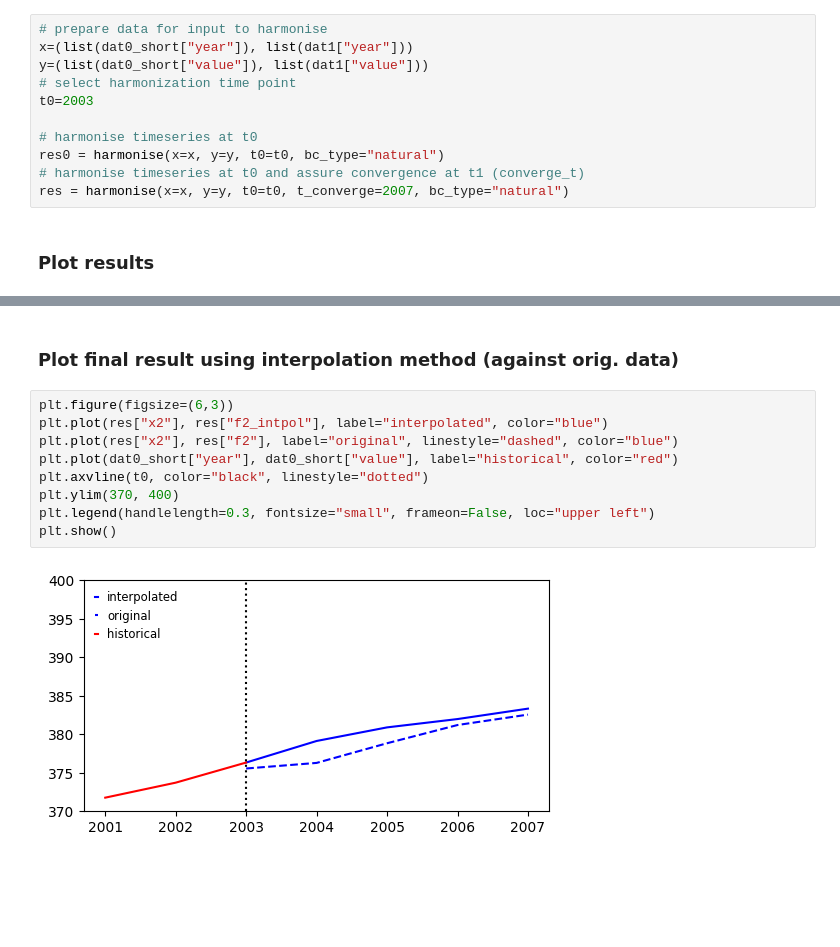
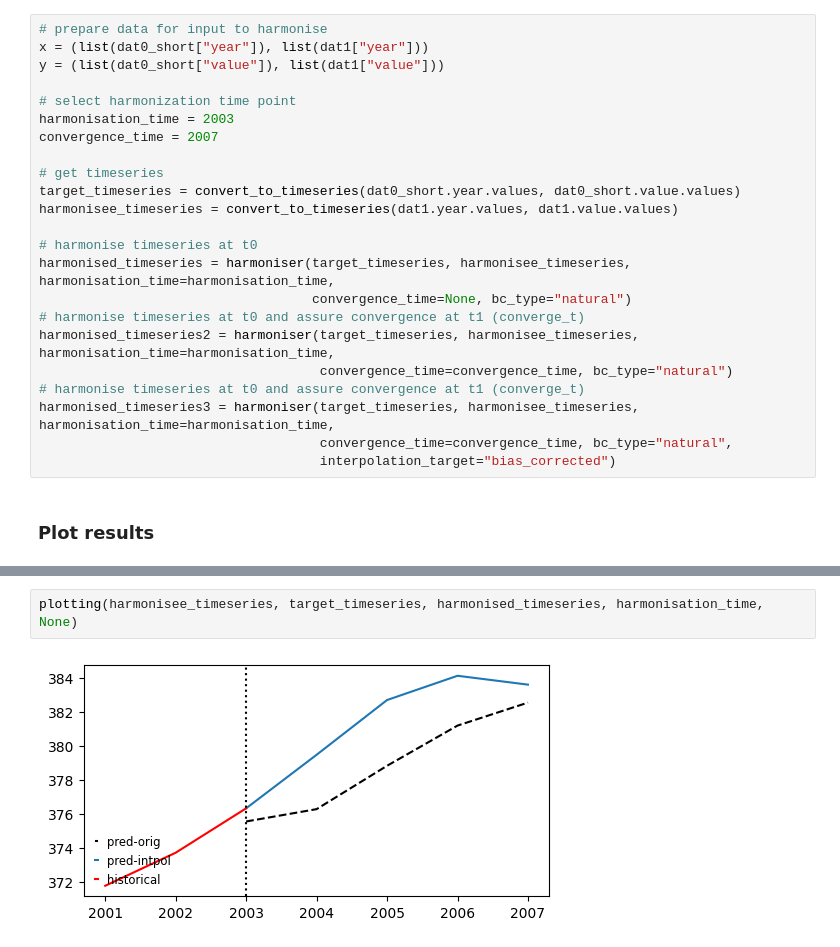
Before and after one commit to climate-resource/gradient-aware-harmonisation, a Jupyter notebook: docs/tutorials/tutorial.ipynb, the cells around one changed output, grey strips where cells are left out. Drawn from its saved outputs; the diff is of its cells as text; blank space fills up the shorter version.

```diff
--- a/docs/tutorials/tutorial.ipynb
+++ b/docs/tutorials/tutorial.ipynb
@@ -60,14 +49,26 @@ dat0_short = dat0[(dat0["year"]<=2003) & (dat0["year"]>2000)]
 ### Preprocess data and run `harmonise`
 # %%
 # prepare data for input to harmonise
-x=(list(dat0_short["year"]), list(dat1["year"]))
-y=(list(dat0_short["value"]), list(dat1["value"]))
+x = (list(dat0_short["year"]), list(dat1["year"]))
+y = (list(dat0_short["value"]), list(dat1["value"]))
+
 # select harmonization time point
-t0=2003
+harmonisation_time = 2003
+convergence_time = 2007
+
+# get timeseries
+target_timeseries = convert_to_timeseries(dat0_short.year.values, dat0_short.value.values)
+harmonisee_timeseries = convert_to_timeseries(dat1.year.values, dat1.value.values)
 
 # harmonise timeseries at t0
-res0 = harmonise(x=x, y=y, t0=t0, bc_type="natural")
+harmonised_timeseries = harmoniser(target_timeseries, harmonisee_timeseries, harmonisation_time=harmonisation_time,
+                                   convergence_time=None, bc_type="natural")
 # harmonise timeseries at t0 and assure convergence at t1 (converge_t)
-res = harmonise(x=x, y=y, t0=t0, t_converge=2007, bc_type="natural")
+harmonised_timeseries2 = harmoniser(target_timeseries, harmonisee_timeseries, harmonisation_time=harmonisation_time,
+                                    convergence_time=convergence_time, bc_type="natural")
+# harmonise timeseries at t0 and assure convergence at t1 (converge_t)
+harmonised_timeseries3 = harmoniser(target_timeseries, harmonisee_timeseries, harmonisation_time=harmonisation_time,
+                                    convergence_time=convergence_time, bc_type="natural",
+                                    interpolation_target="bias_corrected")
 # %% [markdown]
 ### Plot results
@@ -95,13 +75,4 @@ plt.show()
-# %% [markdown]
-### Plot final result using interpolation method (against orig. data)
-# %%
-plt.figure(figsize=(6,3))
-plt.plot(res["x2"], res["f2_intpol"], label="interpolated", color="blue")
-plt.plot(res["x2"], res["f2"], label="original", linestyle="dashed", color="blue")
-plt.plot(dat0_short["year"], dat0_short["value"], label="historical", color="red")
-plt.axvline(t0, color="black", linestyle="dotted")
-plt.ylim(370, 400)
-plt.legend(handlelength=0.3, fontsize="small", frameon=False, loc="upper left")
-plt.show()
-# %% [output]
-[figure, removed]
+# %%
+plotting(harmonisee_timeseries, target_timeseries, harmonised_timeseries, harmonisation_time, None)
+# %% [output]
+[figure, added]
```
Also changed, not shown: parts of 8 cells of this notebook, 2 other files.
